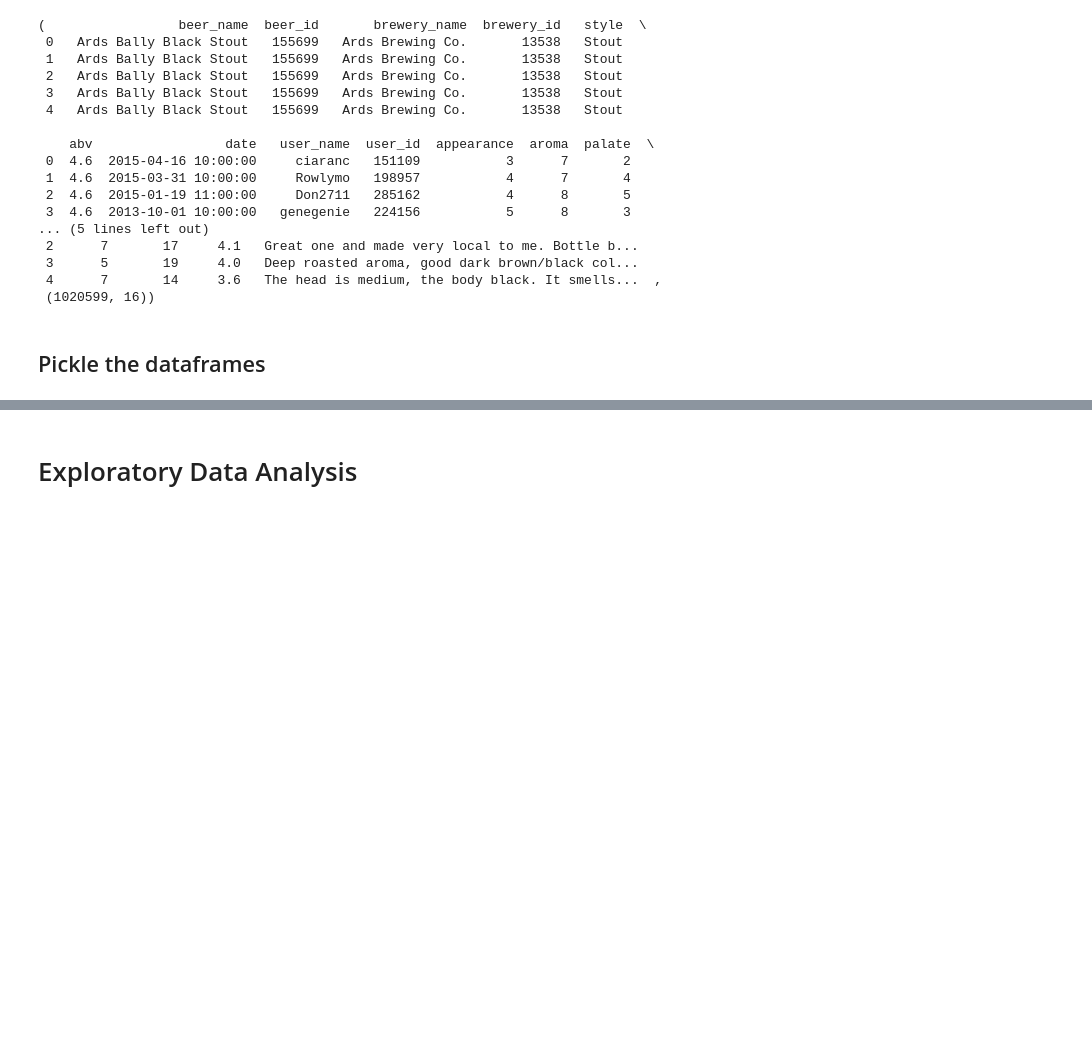
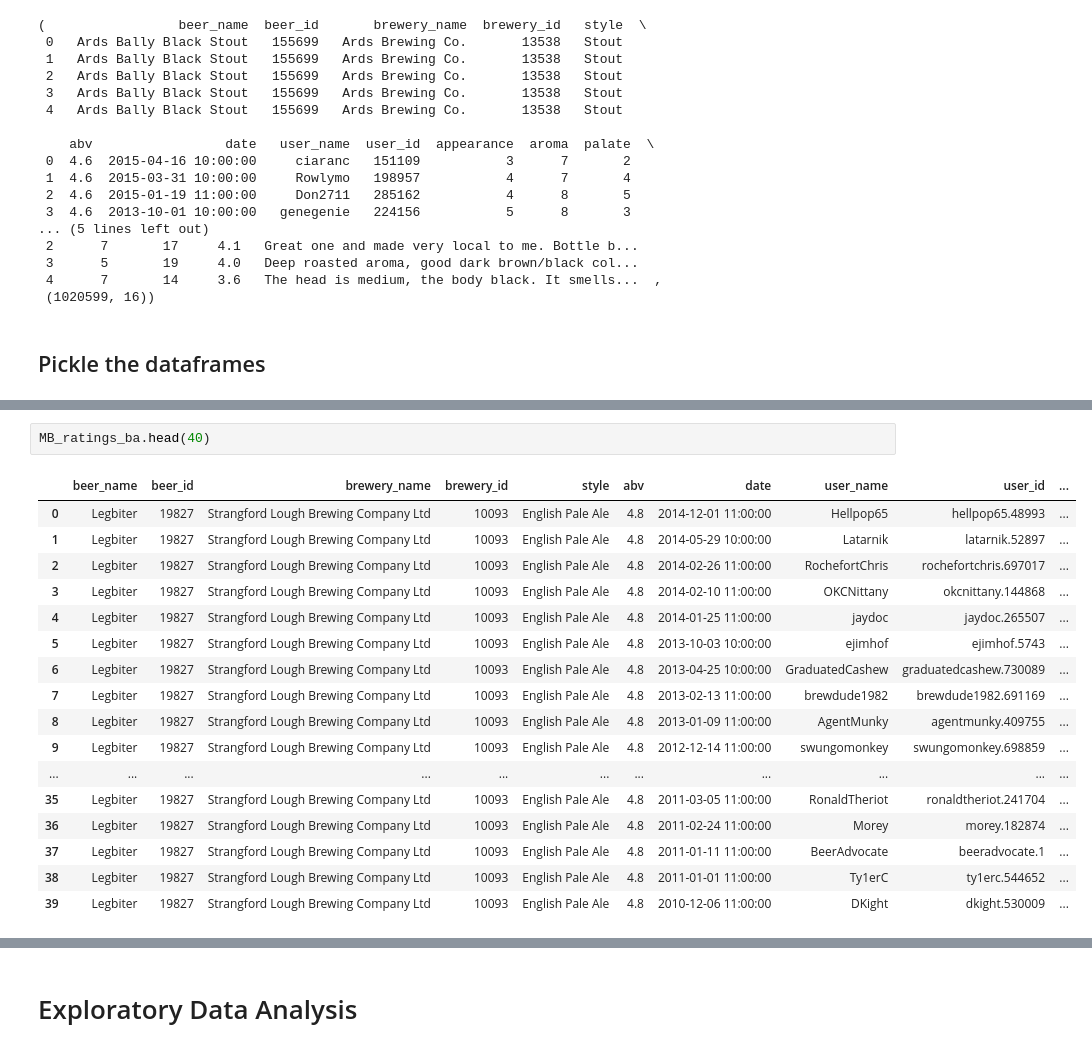
Before and after one commit to epfl-ada/ada-2023-project-adarescueteam, a Jupyter notebook: code/EDA_P1.ipynb, the cells around one changed output, grey strips where cells are left out. Drawn from its saved outputs; the diff is of its cells as text; blank space fills up the shorter version.

Commit message:
do analysis on whether data from review is contained in the ratings data, succesful for Ratebeer and Beeradvocate

```diff
--- a/code/EDA_P1.ipynb
+++ b/code/EDA_P1.ipynb
@@ -685,0 +844,20 @@ with open('data_beers.pkl', 'wb') as file:
+# %%
+MB_ratings_ba.head(40)
+# %% [output]
+|  | beer_name | beer_id | brewery_name | brewery_id | style | abv | date | user_name | user_id | ... |
+| 0 | Legbiter | 19827 | Strangford Lough Brewing Company Ltd | 10093 | English Pale Ale | 4.8 | 2014-12-01 11:00:00 | Hellpop65 | hellpop65.48993 | ... |
+| 1 | Legbiter | 19827 | Strangford Lough Brewing Company Ltd | 10093 | English Pale Ale | 4.8 | 2014-05-29 10:00:00 | Latarnik | latarnik.52897 | ... |
+| 2 | Legbiter | 19827 | Strangford Lough Brewing Company Ltd | 10093 | English Pale Ale | 4.8 | 2014-02-26 11:00:00 | RochefortChris | rochefortchris.697017 | ... |
+| 3 | Legbiter | 19827 | Strangford Lough Brewing Company Ltd | 10093 | English Pale Ale | 4.8 | 2014-02-10 11:00:00 | OKCNittany | okcnittany.144868 | ... |
+| 4 | Legbiter | 19827 | Strangford Lough Brewing Company Ltd | 10093 | English Pale Ale | 4.8 | 2014-01-25 11:00:00 | jaydoc | jaydoc.265507 | ... |
+| 5 | Legbiter | 19827 | Strangford Lough Brewing Company Ltd | 10093 | English Pale Ale | 4.8 | 2013-10-03 10:00:00 | ejimhof | ejimhof.5743 | ... |
+| 6 | Legbiter | 19827 | Strangford Lough Brewing Company Ltd | 10093 | English Pale Ale | 4.8 | 2013-04-25 10:00:00 | GraduatedCashew | graduatedcashew.730089 | ... |
+| 7 | Legbiter | 19827 | Strangford Lough Brewing Company Ltd | 10093 | English Pale Ale | 4.8 | 2013-02-13 11:00:00 | brewdude1982 | brewdude1982.691169 | ... |
+| 8 | Legbiter | 19827 | Strangford Lough Brewing Company Ltd | 10093 | English Pale Ale | 4.8 | 2013-01-09 11:00:00 | AgentMunky | agentmunky.409755 | ... |
+| 9 | Legbiter | 19827 | Strangford Lough Brewing Company Ltd | 10093 | English Pale Ale | 4.8 | 2012-12-14 11:00:00 | swungomonkey | swungomonkey.698859 | ... |
+| ... | ... | ... | ... | ... | ... | ... | ... | ... | ... | ... |
+| 35 | Legbiter | 19827 | Strangford Lough Brewing Company Ltd | 10093 | English Pale Ale | 4.8 | 2011-03-05 11:00:00 | RonaldTheriot | ronaldtheriot.241704 | ... |
+| 36 | Legbiter | 19827 | Strangford Lough Brewing Company Ltd | 10093 | English Pale Ale | 4.8 | 2011-02-24 11:00:00 | Morey | morey.182874 | ... |
+| 37 | Legbiter | 19827 | Strangford Lough Brewing Company Ltd | 10093 | English Pale Ale | 4.8 | 2011-01-11 11:00:00 | BeerAdvocate | beeradvocate.1 | ... |
+| 38 | Legbiter | 19827 | Strangford Lough Brewing Company Ltd | 10093 | English Pale Ale | 4.8 | 2011-01-01 11:00:00 | Ty1erC | ty1erc.544652 | ... |
+| 39 | Legbiter | 19827 | Strangford Lough Brewing Company Ltd | 10093 | English Pale Ale | 4.8 | 2010-12-06 11:00:00 | DKight | dkight.530009 | ... |
```
Also changed, not shown: parts of 54 cells of this notebook.
